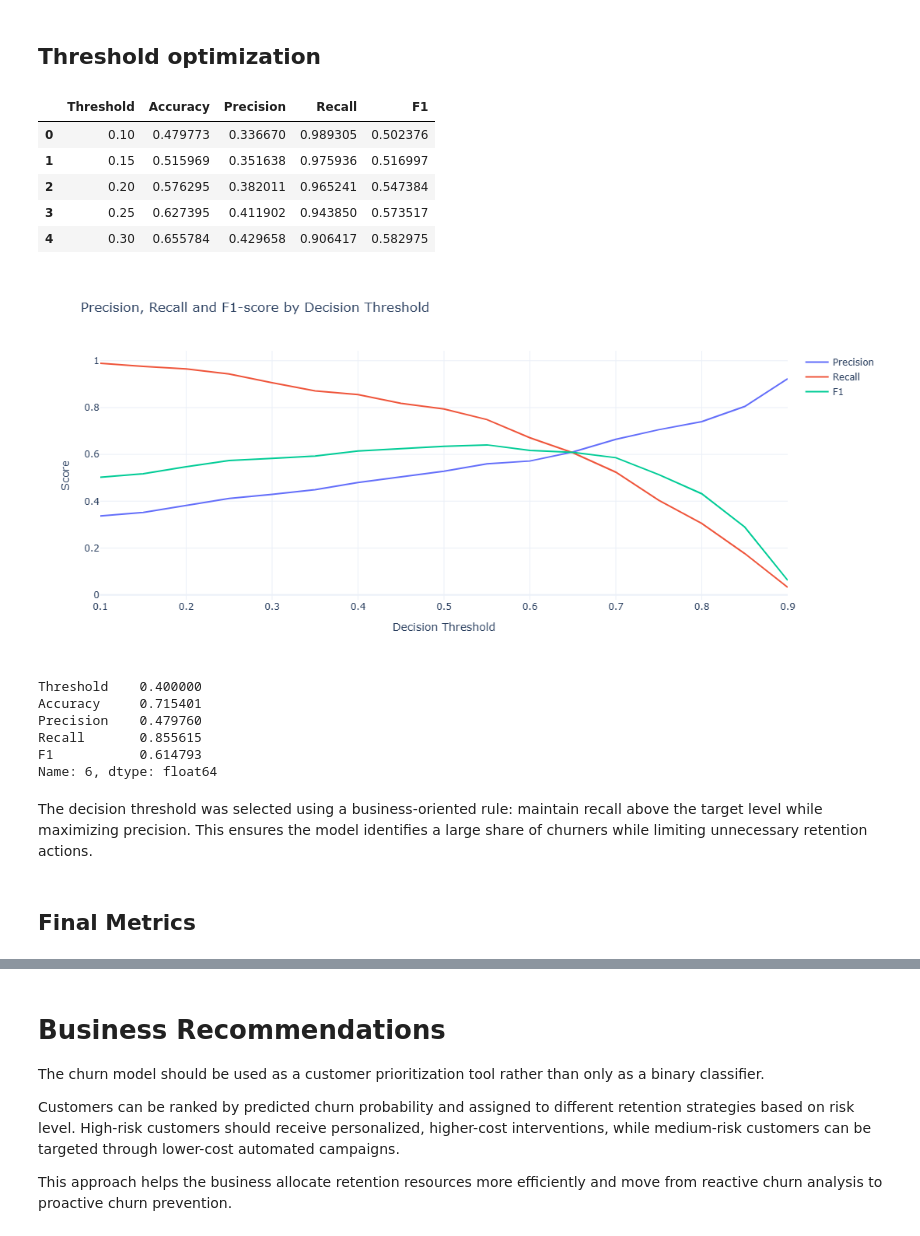
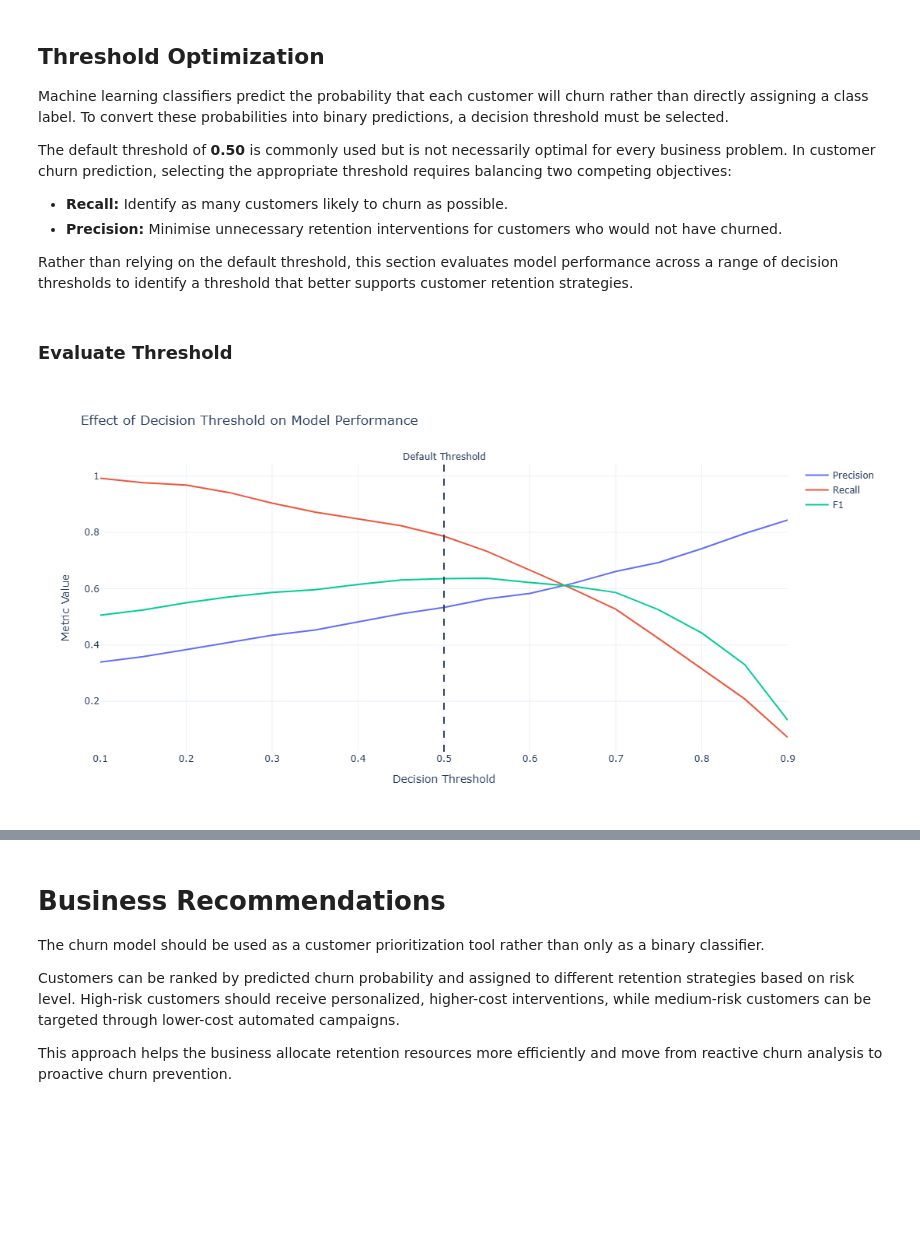
Before and after one commit to Saptaparnineogi/Customer-Churn-Risk-Assessment-and-Retention-Analytics, a Jupyter notebook: notebooks/03_Model_Evaluation_and_Business_Insights.ipynb.ipynb, the cells around one changed output, grey strips where cells are left out. Drawn from its saved outputs; the diff is of its cells as text; code cells hidden in the pictures; blank space fills up the shorter version.

Commit message:
improvment of model decision threshold

```diff
--- a/notebooks/03_Model_Evaluation_and_Business_Insights.ipynb.ipynb
+++ b/notebooks/03_Model_Evaluation_and_Business_Insights.ipynb.ipynb
@@ -82,7 +111,18 @@ final_model = models[final_model_name]
 
 y_proba = final_model.predict_proba(X_test)[:, 1]
 # %% [markdown]
-## Threshold optimization
+## Threshold Optimization
+
+Machine learning classifiers predict the probability that each customer will churn rather than directly assigning a class label. To convert these probabilities into binary predictions, a decision threshold must be selected.
+
+The default threshold of **0.50** is commonly used but is not necessarily optimal for every business problem. In customer churn prediction, selecting the appropriate threshold requires balancing two competing objectives:
+
+- **Recall:** Identify as many customers likely to churn as possible.
+- **Precision:** Minimise unnecessary retention interventions for customers who would not have churned.
+
+Rather than relying on the default threshold, this section evaluates model performance across a range of decision thresholds to identify a threshold that better supports customer retention strategies.
+# %% [markdown]
+### Evaluate Threshold
 # %%
 thresholds = np.arange(0.10, 0.91, 0.05)
 
@@ -100,63 +140,36 @@ for threshold in thresholds:
     })
 
 threshold_df = pd.DataFrame(threshold_results)
-
-threshold_df.head()
-# %% [output]
-|  | Threshold | Accuracy | Precision | Recall | F1 |
-| 0 | 0.10 | 0.479773 | 0.336670 | 0.989305 | 0.502376 |
-| 1 | 0.15 | 0.515969 | 0.351638 | 0.975936 | 0.516997 |
-| 2 | 0.20 | 0.576295 | 0.382011 | 0.965241 | 0.547384 |
-| 3 | 0.25 | 0.627395 | 0.411902 | 0.943850 | 0.573517 |
-| 4 | 0.30 | 0.655784 | 0.429658 | 0.906417 | 0.582975 |
 # %%
 fig = go.Figure()
 
 for metric in ["Precision", "Recall", "F1"]:
+
     fig.add_trace(
         go.Scatter(
             x=threshold_df["Threshold"],
             y=threshold_df[metric],
             mode="lines",
             name=metric
         )
     )
 
+fig.add_vline(
+    x=0.50,
+    line_dash="dash",
+    annotation_text="Default Threshold",
+    annotation_position="top"
+)
+
 fig.update_layout(
-    title="Precision, Recall and F1-score by Decision Threshold",
-    xaxis_title="Decision Threshold",
-    yaxis_title="Score",
+    title="Effect of Decision Threshold on Model Performance",
     template="plotly_white",
     width=950,
-    height=500
+    height=550,
+    xaxis_title="Decision Threshold",
+    yaxis_title="Metric Value"
 )
 
 fig.show()
 # %% [output]
-[figure, old version]
+[figure, new version]
-# %%
-target_recall = 0.85
-
-eligible_thresholds = threshold_df[
-    threshold_df["Recall"] >= target_recall
-].copy()
-
-best_row = eligible_thresholds.sort_values(
-    "Precision",
-    ascending=False
-).iloc[0]
-
-best_threshold = best_row["Threshold"]
-
-best_row
-# %% [output]
-Threshold    0.400000
-Accuracy     0.715401
-Precision    0.479760
-Recall       0.855615
-F1           0.614793
-Name: 6, dtype: float64
-# %% [markdown]
-The decision threshold was selected using a business-oriented rule: maintain recall above the target level while maximizing precision. This ensures the model identifies a large share of churners while limiting unnecessary retention actions.
-# %% [markdown]
-## Final Metrics
```
Also changed, not shown: parts of 26 cells of this notebook.
